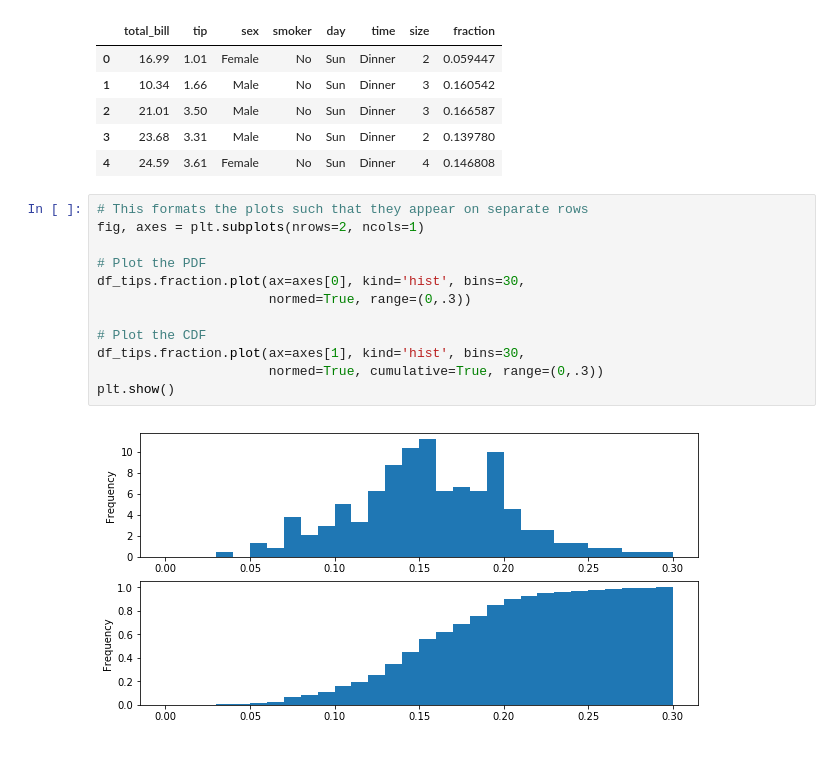
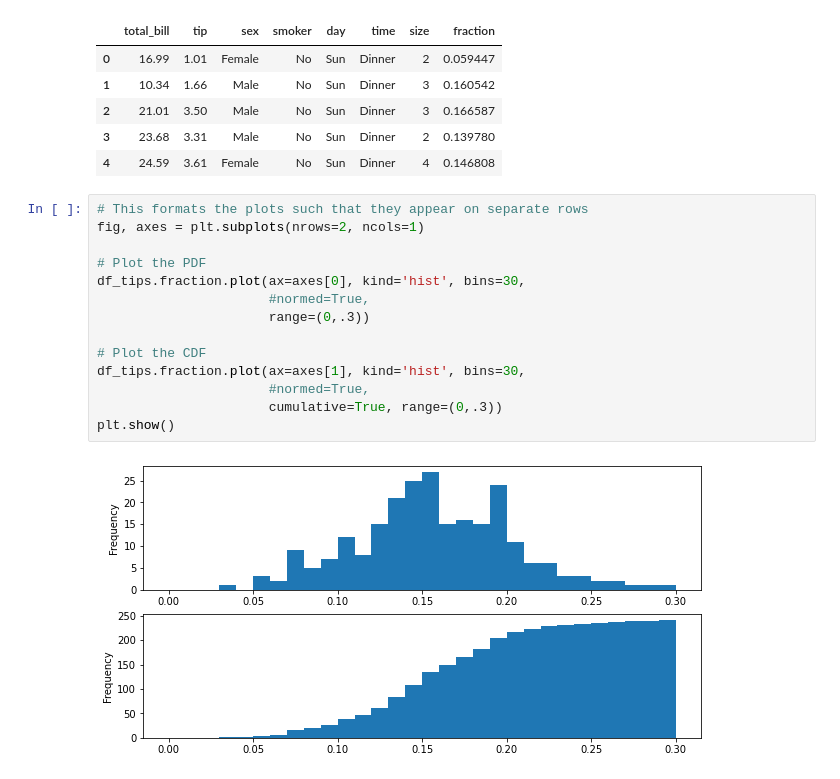
Before and after one commit to byrontang/data-analysis-with-python, a Jupyter notebook: 2_pandas-dataframe.ipynb, the cells around one changed output. Drawn from its saved outputs; the diff is of its cells as text.

```diff
--- a/2_pandas-dataframe.ipynb
+++ b/2_pandas-dataframe.ipynb
@@ -1149,14 +1222,16 @@ df_tips.head()
 # %%
 # This formats the plots such that they appear on separate rows
 fig, axes = plt.subplots(nrows=2, ncols=1)
 
 # Plot the PDF
 df_tips.fraction.plot(ax=axes[0], kind='hist', bins=30,
-                      normed=True, range=(0,.3))
+                      #normed=True,
+                      range=(0,.3))
 
 # Plot the CDF
 df_tips.fraction.plot(ax=axes[1], kind='hist', bins=30,
-                      normed=True, cumulative=True, range=(0,.3))
+                      #normed=True,
+                      cumulative=True, range=(0,.3))
 plt.show()
 # %% [output]
-[figure, old version]
+[figure, new version]
```
Also changed, not shown: parts of 71 cells of this notebook.
